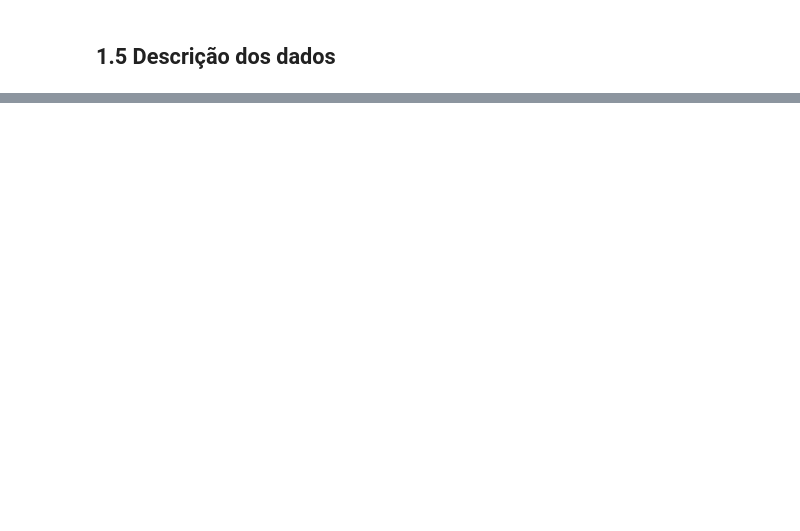
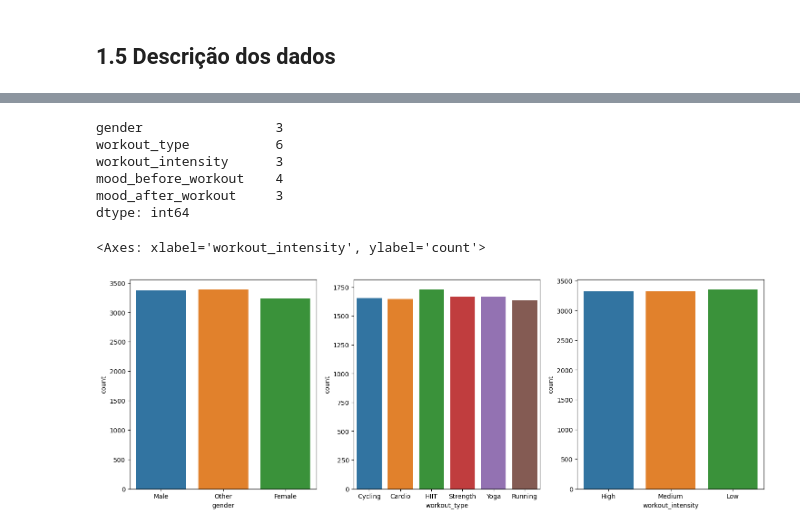
Before and after one commit to P-E-N-T-E-S/Analise-Dados-AVC, a Jupyter notebook: Workout_analytics.ipynb, the cells around one changed output, grey strips where cells are left out. Cells and saved outputs as stored; diff of their text form; code cells hidden in the pictures; blank space fills up the shorter version.

```diff
--- a/Workout_analytics.ipynb
+++ b/Workout_analytics.ipynb
@@ -149,0 +159,23 @@ metricas_numericas
+# %%
+df_cat.apply(lambda x: x.unique().shape[0])
+# %% [output]
+gender                 3
+workout_type           6
+workout_intensity      3
+mood_before_workout    4
+mood_after_workout     3
+dtype: int64
+# %%
+plt.figure(figsize=(18, 6))
+
+plt.subplot(1,3,1)
+sns.countplot(x='gender', data=df_cat)
+
+plt.subplot(1,3,2)
+sns.countplot(x = "workout_type", data=df_cat)
+
+plt.subplot(1,3,3)
+sns.countplot(x = "workout_intensity", data=df_cat)
+# %% [output]
+<Axes: xlabel='workout_intensity', ylabel='count'>
+[figure, added]
```
Also changed, not shown: parts of 13 cells of this notebook, 1 other file.
